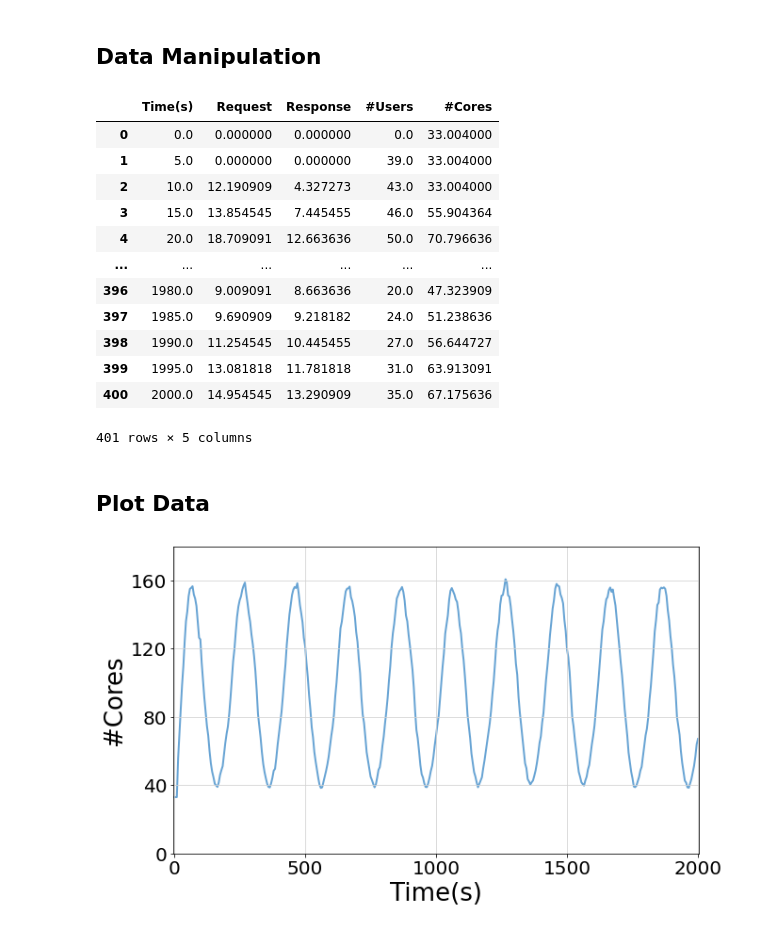
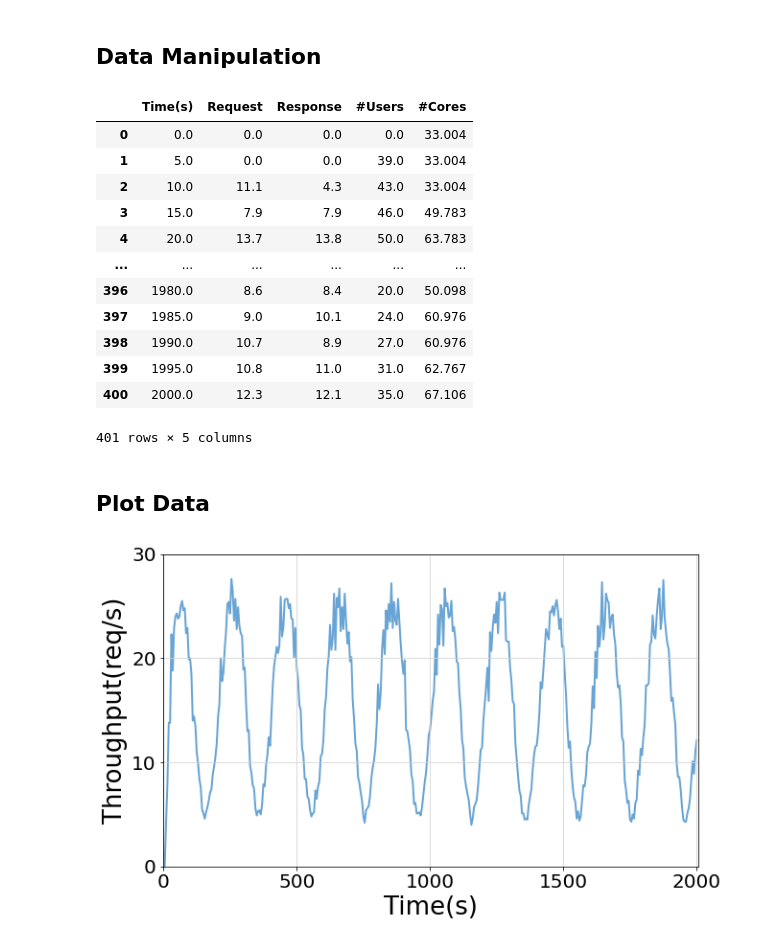
Before and after one commit to LBacchiani/acmeair_abs, a Jupyter notebook: benchmarks/main.ipynb, the cells around one changed output. Cells and saved outputs as stored; diff of their text form; code cells hidden in the pictures.

```diff
--- a/benchmarks/main.ipynb
+++ b/benchmarks/main.ipynb
@@ -13,7 +13,7 @@ Define some constant for plots
 # %%
 data_folder = 'data/'
 
-n_run = sum(1 for item in os.listdir(data_folder) if os.path.isfile(os.path.join(data_folder, item)))
+n_run = 2#sum(1 for item in os.listdir(data_folder) if os.path.isfile(os.path.join(data_folder, item)))
 data_files = ['run' + str(i+1) + ".txt" for i in range(0,n_run)]
 target_cols = ['Response', '#Users', '#Cores']
 target_labels = ['Throughput(req/s)', '#Users', '#Cores']
@@ -41,22 +41,22 @@ average_df = concatenated_df.groupby(level=0).mean()
 average_df
 # %% [output]
 |  | Time(s) | Request | Response | #Users | #Cores |
-| 0 | 0.0 | 0.000000 | 0.000000 | 0.0 | 33.004000 |
-| 1 | 5.0 | 0.000000 | 0.000000 | 39.0 | 33.004000 |
-| 2 | 10.0 | 12.190909 | 4.327273 | 43.0 | 33.004000 |
-| 3 | 15.0 | 13.854545 | 7.445455 | 46.0 | 55.904364 |
-| 4 | 20.0 | 18.709091 | 12.663636 | 50.0 | 70.796636 |
+| 0 | 0.0 | 0.0 | 0.0 | 0.0 | 33.004 |
+| 1 | 5.0 | 0.0 | 0.0 | 39.0 | 33.004 |
+| 2 | 10.0 | 11.1 | 4.3 | 43.0 | 33.004 |
+| 3 | 15.0 | 7.9 | 7.9 | 46.0 | 49.783 |
+| 4 | 20.0 | 13.7 | 13.8 | 50.0 | 63.783 |
 | ... | ... | ... | ... | ... | ... |
-| 396 | 1980.0 | 9.009091 | 8.663636 | 20.0 | 47.323909 |
-| 397 | 1985.0 | 9.690909 | 9.218182 | 24.0 | 51.238636 |
-| 398 | 1990.0 | 11.254545 | 10.445455 | 27.0 | 56.644727 |
-| 399 | 1995.0 | 13.081818 | 11.781818 | 31.0 | 63.913091 |
-| 400 | 2000.0 | 14.954545 | 13.290909 | 35.0 | 67.175636 |
+| 396 | 1980.0 | 8.6 | 8.4 | 20.0 | 50.098 |
+| 397 | 1985.0 | 9.0 | 10.1 | 24.0 | 60.976 |
+| 398 | 1990.0 | 10.7 | 8.9 | 27.0 | 60.976 |
+| 399 | 1995.0 | 10.8 | 11.0 | 31.0 | 62.767 |
+| 400 | 2000.0 | 12.3 | 12.1 | 35.0 | 67.106 |
 401 rows × 5 columns
 # %% [markdown]
 ## Plot Data
 # %%
-target_index = 2
+target_index = 0
 save_label = save_labels[target_index]
 
 x = average_df['Time(s)']
@@ -82,32 +82,32 @@ p = ax.plot(x,
            alpha=1
            )
 
 up, down, step = 0,0,0
 if target_cols[target_index] == '#Users':
     up = 80
     step = 20
 elif target_cols[target_index] == 'Response':
     up = 30
     step = 10
 elif target_cols[target_index] == '#Cores':
     up = 180
     step = 40
 
 # set axis limits
 ax.set_yscale('linear')
 ax.set_xlim(-2, int(max(x)) + 5)
 ax.set_ylim(down, up)
 ax.set_yticks(range(0, up+1, step))
 
 # set ticks and labels
 ax.set_ylabel(target_labels[target_index], fontsize=26)
 ax.set_xlabel('Time(s)', fontsize=26)
 ax.set_xticks(range(0, int(max(x)) + 500, 500))
 ax.tick_params(axis='both', which='major', labelsize=20)
 
 # legend settings
 #ax.legend(loc='upper left', ncol=1, frameon=True, fontsize=13.5)
 
-fig.savefig(f'../../phd-thesis/figures/{save_label}.pdf', dpi=300, format='pdf', bbox_inches='tight')
+#fig.savefig(f'../../phd-thesis/figures/{save_label}.pdf', dpi=300, format='pdf', bbox_inches='tight')
 # %% [output]
-[figure, old version]
+[figure, new version]
```
Also changed, not shown: 7 other files.
